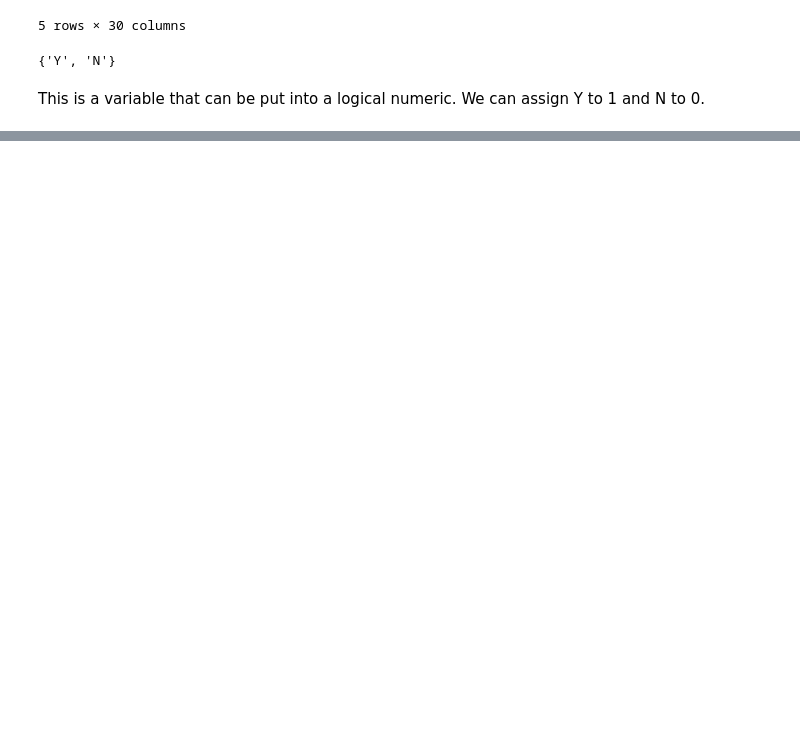
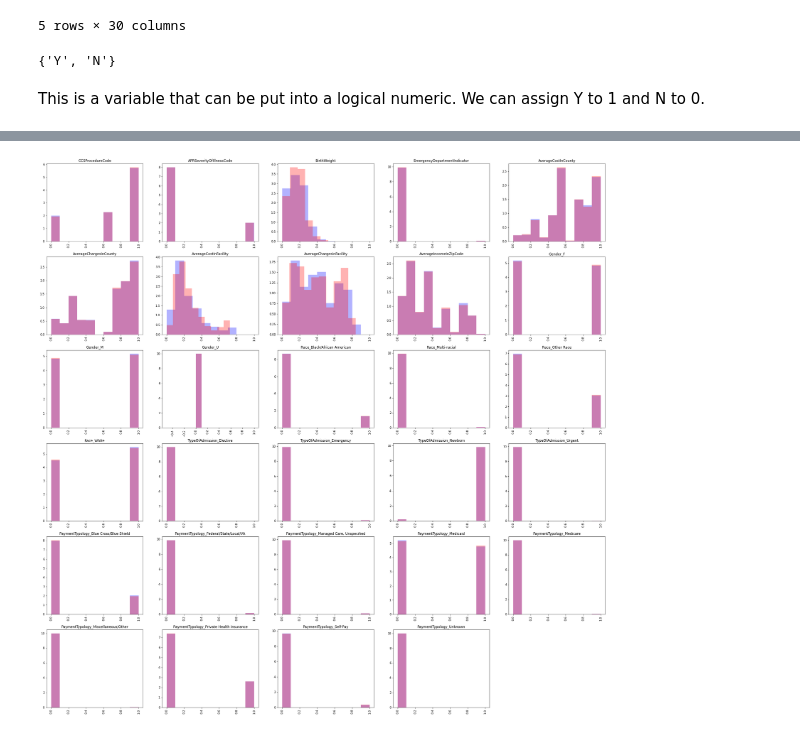
Before and after one commit to s3722163/machine-learning-lab, a Jupyter notebook: Assignment 1.ipynb, the cells around one changed output, grey strips where cells are left out. Cells and saved outputs as stored; diff of their text form; code cells hidden in the pictures; blank space fills up the shorter version.

```diff
--- a/Assignment 1.ipynb
+++ b/Assignment 1.ipynb
@@ -411,0 +474,39 @@ This is a variable that can be put into a logical numeric. We can assign Y to 1
+# %%
+hospitalData_X = hospitalFrame.drop(['LengthOfStay'], axis=1)
+hospitalData_Y = hospitalFrame['LengthOfStay']
+
+from sklearn.model_selection import train_test_split
+
+with pd.option_context('mode.chained_assignment', None):
+    hospitalData_X_train, hospitalData_X_test, hospitalData_Y_train, hospitalData_Y_test = train_test_split(hospitalData_X, hospitalData_Y, test_size=0.2, shuffle=True)
+# %%
+from sklearn.preprocessing import MinMaxScaler
+from sklearn.preprocessing import PowerTransformer
+
+logNorm_attributes = ['CCSProcedureCode','APRSeverityOfIllnessCode']
+minmax_attributes = list(set(hospitalData_X.columns).difference(set(logNorm_attributes)))
+
+hospitalData_X_train_scaled = hospitalData_X_train.copy()
+hospitalData_X_test_scaled = hospitalData_X_test.copy()
+
+minmaxscaler = MinMaxScaler().fit(hospitalData_X_train_scaled.loc[:, minmax_attributes])
+hospitalData_X_train_scaled.loc[:, minmax_attributes] = minmaxscaler.transform(hospitalData_X_train_scaled.loc[:, minmax_attributes])
+hospitalData_X_test_scaled.loc[:, minmax_attributes] = minmaxscaler.transform(hospitalData_X_test_scaled.loc[:, minmax_attributes])
+
+powertransformer = PowerTransformer(method='yeo-johnson', standardize=False).fit(hospitalData_X_train.loc[:, logNorm_attributes])
+hospitalData_X_train_scaled.loc[:, logNorm_attributes] = powertransformer.transform(hospitalData_X_train.loc[:, logNorm_attributes])
+hospitalData_X_test_scaled.loc[:, logNorm_attributes] = powertransformer.transform(hospitalData_X_test.loc[:, logNorm_attributes])
+
+minmaxscaler_pt = MinMaxScaler().fit(hospitalData_X_train_scaled.loc[:, logNorm_attributes])
+hospitalData_X_train_scaled.loc[:, logNorm_attributes] = minmaxscaler_pt.transform(hospitalData_X_train_scaled.loc[:, logNorm_attributes])
+hospitalData_X_test_scaled.loc[:, logNorm_attributes] = minmaxscaler_pt.transform(hospitalData_X_test_scaled.loc[:, logNorm_attributes])
+# %%
+plt.figure(figsize=(35,35))
+for i, col in enumerate(hospitalData_X_train_scaled.columns):
+    plt.subplot(6,5,i+1)
+    plt.hist(hospitalData_X_train_scaled[col], alpha=0.3, color='b', density=True)
+    plt.hist(hospitalData_X_test_scaled[col], alpha=0.3, color='r', density=True)
+    plt.title(col)
+    plt.xticks(rotation='vertical')
+# %% [output]
+[figure, added]
```
Also changed, not shown: parts of 35 cells of this notebook, 1 other file.
